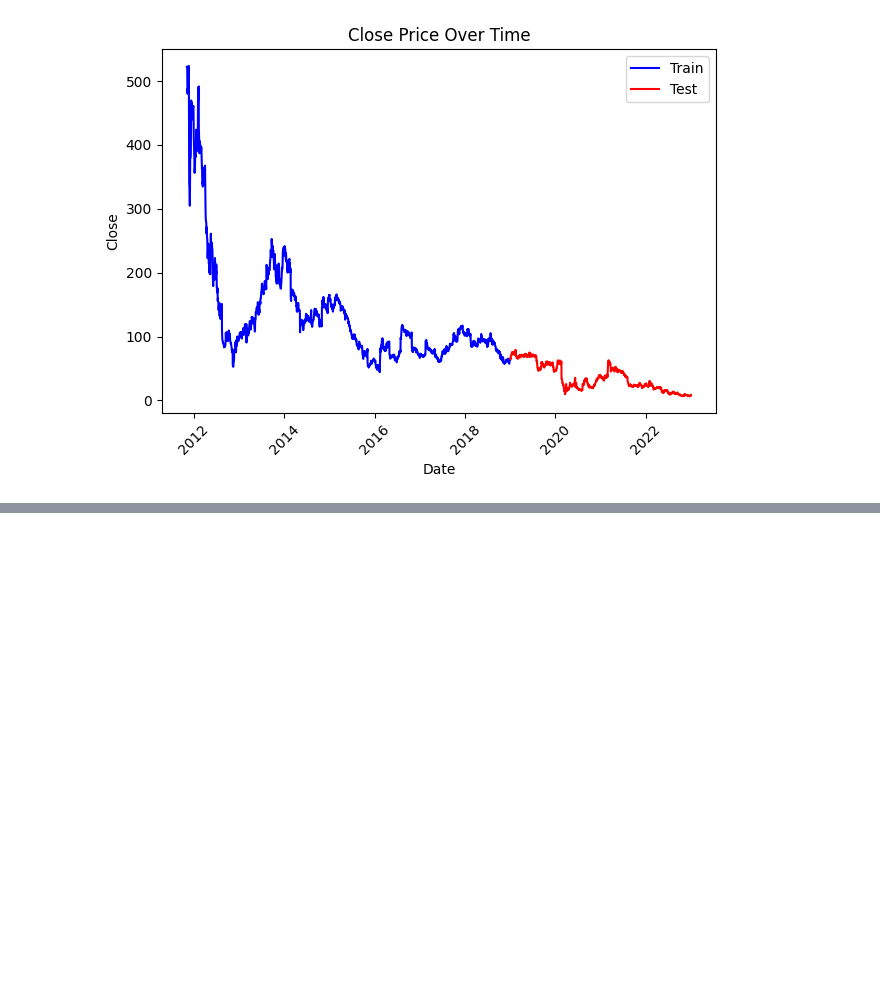
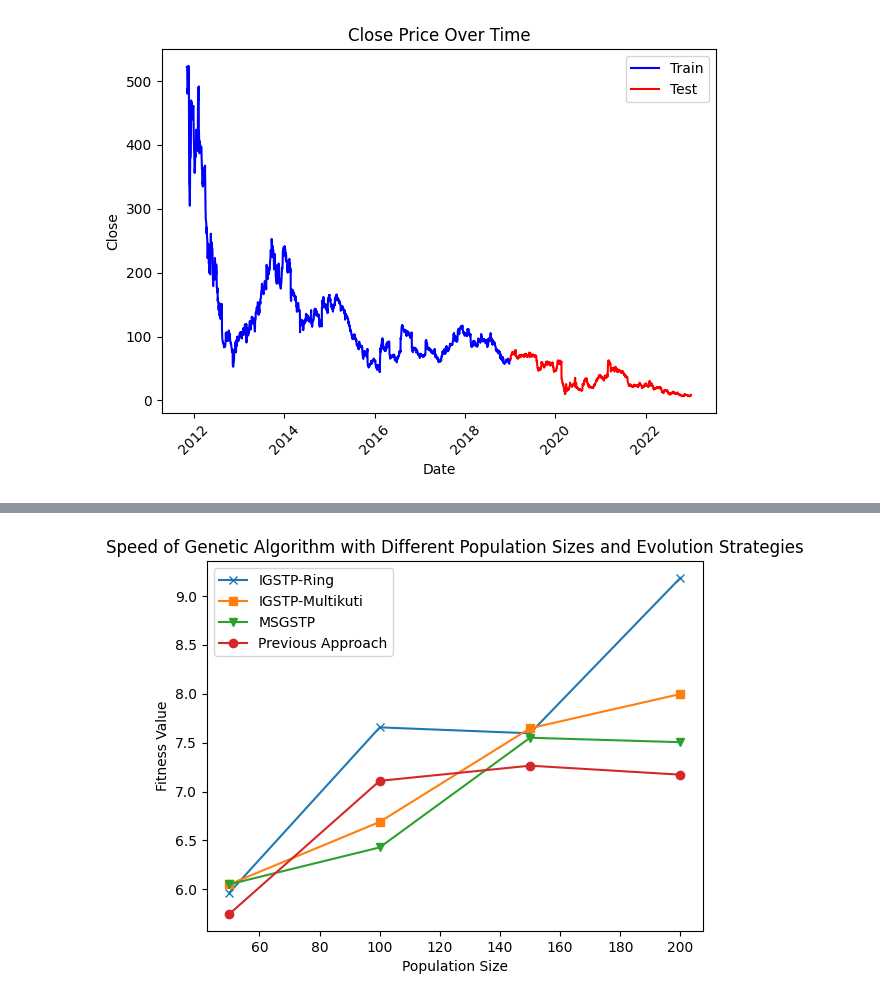
Before and after one commit to Chideme/island_genetic_algrorithm, a Jupyter notebook: pop_size.ipynb, the cells around one changed output, grey strips where cells are left out. Saved outputs shown, nothing was run; the diff lists cells and outputs as text; code cells hidden in the pictures; blank space fills up the shorter version.

```diff
--- a/pop_size.ipynb
+++ b/pop_size.ipynb
@@ -82,0 +121,22 @@ Generation 19: Best fitness = 1.2998928866929507Average fitness = 0.989718251355
+# %%
+
+
+for strategy in evolve_strategy:
+    if strategy in line_styles:
+        if strategy == 'gga':
+            l = "Previous Approach"
+        elif strategy =='ring':
+            l= "IGSTP-Ring"
+        elif strategy == "multikuti":
+            l= "IGSTP-Multikuti"
+        else:
+            l= "MSGSTP"
+        plt.plot(pop_size, [sum(fitness_values[strategy][size]) / len(fitness_values[strategy][size]) for size in pop_size], line_styles[strategy], label=l)
+
+plt.xlabel('Population Size')
+plt.ylabel('Fitness Value')
+plt.title('Speed of Genetic Algorithm with Different Population Sizes and Evolution Strategies')
+plt.legend()
+plt.show()
+# %% [output]
+[figure, added]
```
Also changed, not shown: parts of 5 cells of this notebook, 7 other files.
